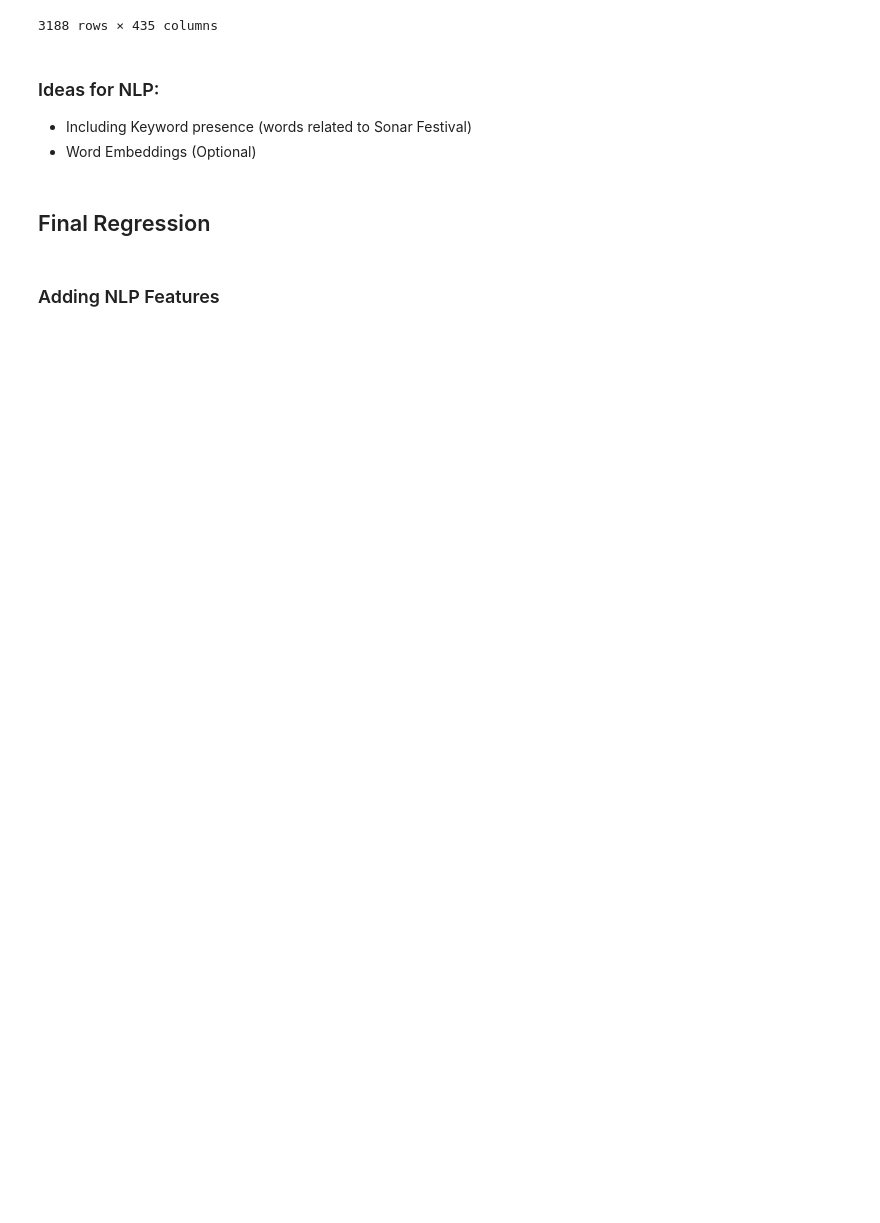
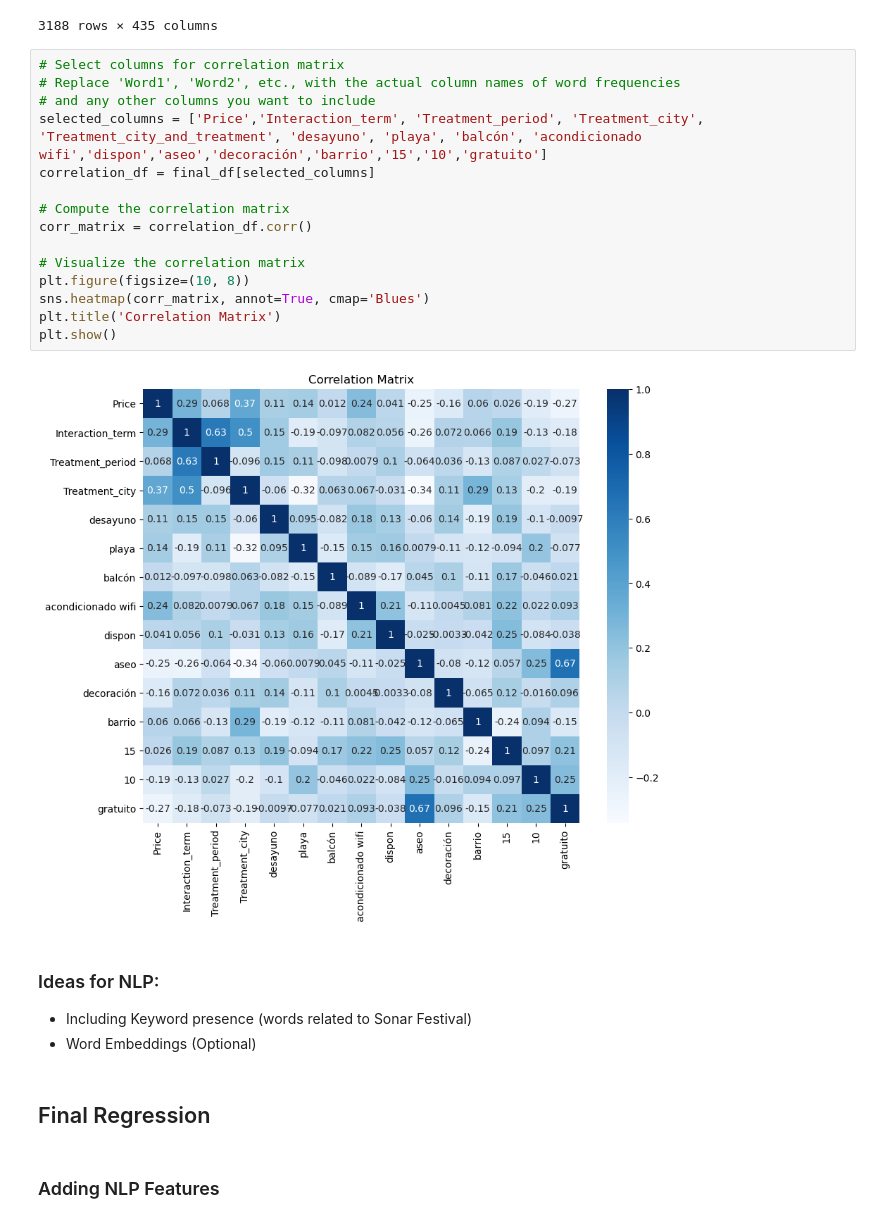
Before and after one commit to mtbrr26/Webscrapping_Booking.Com, a Jupyter notebook: regression_and_nlp_nb.ipynb, the cells around one changed output. Cells and saved outputs as stored; diff of their text form; blank space fills up the shorter version.

```diff
--- a/regression_and_nlp_nb.ipynb
+++ b/regression_and_nlp_nb.ipynb
@@ -432,6 +444,23 @@ final_df
 | 3186 | 698 | Hotel Turia | 8,1 | 297 | https://www.booking.com/hotel/es/... | El Hotel Turia se encuentra junto... | 1 | 0 | ... |
 | 3187 | 699 | One Shot Colón 46 | 8,1 | 316 | https://www.booking.com/hotel/es/... | El One Shot Colón 46, ubicado a 1... | 1 | 0 | ... |
 3188 rows × 435 columns
+# %%
+# Select columns for correlation matrix
+# Replace 'Word1', 'Word2', etc., with the actual column names of word frequencies
+# and any other columns you want to include
+selected_columns = ['Price','Interaction_term', 'Treatment_period', 'Treatment_city', 'Treatment_city_and_treatment', 'desayuno', 'playa', 'balcón', 'acondicionado wifi','dispon','aseo','decoración','barrio','15','10','gratuito']
+correlation_df = final_df[selected_columns]
+
+# Compute the correlation matrix
+corr_matrix = correlation_df.corr()
+
+# Visualize the correlation matrix
+plt.figure(figsize=(10, 8))
+sns.heatmap(corr_matrix, annot=True, cmap='Blues')
+plt.title('Correlation Matrix')
+plt.show()
+# %% [output]
+[figure, added]
 # %% [markdown]
 ### Ideas for NLP:
 - Including Keyword presence (words related to Sonar Festival)
```
Also changed, not shown: parts of 14 cells of this notebook, 1 other file.
